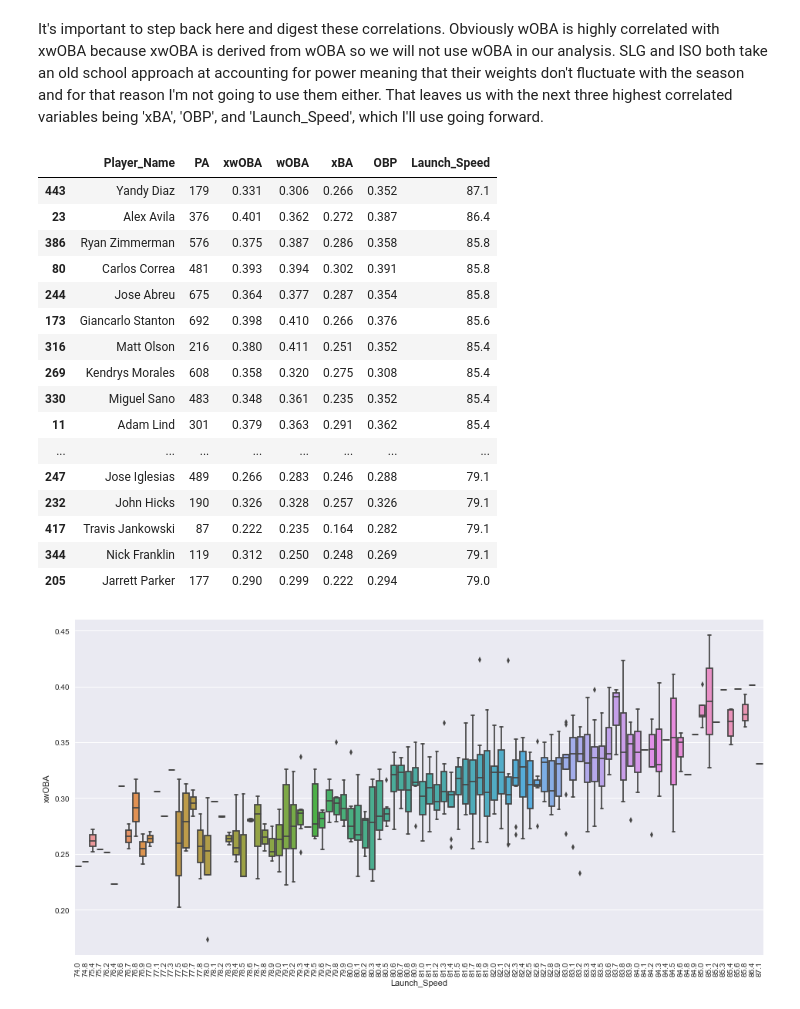
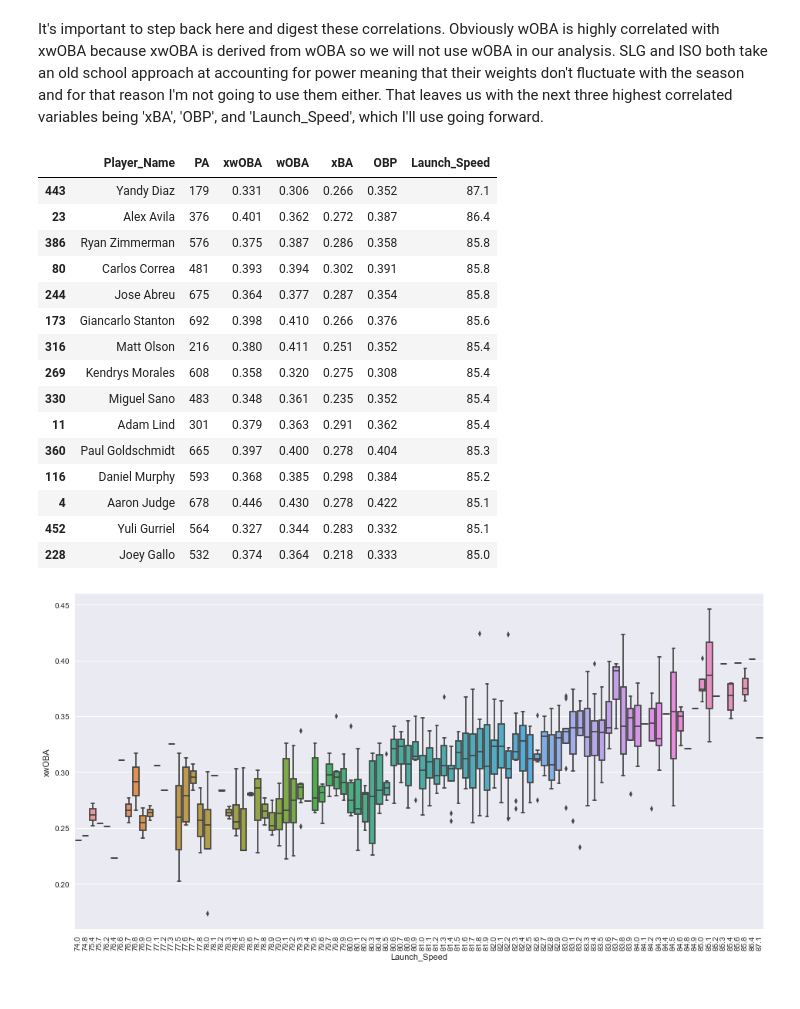
Before and after one commit to ayovito/FantasyBaseballProject, a Jupyter notebook: 2018 Fantasy Baseball Breakout Analysis - xwOBA.ipynb, the cells around one changed output. Drawn from its saved outputs; the diff is of its cells as text; code cells hidden in the pictures.

```diff
--- a/2018 Fantasy Baseball Breakout Analysis - xwOBA.ipynb
+++ b/2018 Fantasy Baseball Breakout Analysis - xwOBA.ipynb
@@ -207,26 +207,25 @@ rate_stats_2015 = merged_2015.filter(['Player_Name', 'PA', 'xwOBA', 'wOBA', 'xBA
 rate_stats_2016 = merged_2016.filter(['Player_Name', 'PA', 'xwOBA', 'wOBA', 'xBA', 'OBP', 'Launch_Speed'], axis=1)
 rate_stats_2017 = merged_2017.filter(['Player_Name', 'PA', 'xwOBA', 'wOBA', 'xBA', 'OBP', 'Launch_Speed'], axis=1)
 # %%
-# let's start with Launch_Speed - Correa, Abreu, Stanton, are familiar whereas Diaz Avila, Olson are not, let's keep digging
-rate_stats_2017.sort_values(by='Launch_Speed', ascending=False)
+# let's start with the top 15 in Launch_Speed - Correa, Abreu, Stanton, are familiar whereas Diaz Avila, Olson are not
+rate_stats_2017.sort_values(by='Launch_Speed', ascending=False).head(15)
 # %% [output]
 |  | Player_Name | PA | xwOBA | wOBA | xBA | OBP | Launch_Speed |
 | 443 | Yandy Diaz | 179 | 0.331 | 0.306 | 0.266 | 0.352 | 87.1 |
 | 23 | Alex Avila | 376 | 0.401 | 0.362 | 0.272 | 0.387 | 86.4 |
 | 386 | Ryan Zimmerman | 576 | 0.375 | 0.387 | 0.286 | 0.358 | 85.8 |
 | 80 | Carlos Correa | 481 | 0.393 | 0.394 | 0.302 | 0.391 | 85.8 |
 | 244 | Jose Abreu | 675 | 0.364 | 0.377 | 0.287 | 0.354 | 85.8 |
 | 173 | Giancarlo Stanton | 692 | 0.398 | 0.410 | 0.266 | 0.376 | 85.6 |
 | 316 | Matt Olson | 216 | 0.380 | 0.411 | 0.251 | 0.352 | 85.4 |
 | 269 | Kendrys Morales | 608 | 0.358 | 0.320 | 0.275 | 0.308 | 85.4 |
 | 330 | Miguel Sano | 483 | 0.348 | 0.361 | 0.235 | 0.352 | 85.4 |
 | 11 | Adam Lind | 301 | 0.379 | 0.363 | 0.291 | 0.362 | 85.4 |
-| ... | ... | ... | ... | ... | ... | ... | ... |
-| 247 | Jose Iglesias | 489 | 0.266 | 0.283 | 0.246 | 0.288 | 79.1 |
-| 232 | John Hicks | 190 | 0.326 | 0.328 | 0.257 | 0.326 | 79.1 |
-| 417 | Travis Jankowski | 87 | 0.222 | 0.235 | 0.164 | 0.282 | 79.1 |
-| 344 | Nick Franklin | 119 | 0.312 | 0.250 | 0.248 | 0.269 | 79.1 |
-| 205 | Jarrett Parker | 177 | 0.290 | 0.299 | 0.222 | 0.294 | 79.0 |
+| 360 | Paul Goldschmidt | 665 | 0.397 | 0.400 | 0.278 | 0.404 | 85.3 |
+| 116 | Daniel Murphy | 593 | 0.368 | 0.385 | 0.298 | 0.384 | 85.2 |
+| 4 | Aaron Judge | 678 | 0.446 | 0.430 | 0.278 | 0.422 | 85.1 |
+| 452 | Yuli Gurriel | 564 | 0.327 | 0.344 | 0.283 | 0.332 | 85.1 |
+| 228 | Joey Gallo | 532 | 0.374 | 0.364 | 0.218 | 0.333 | 85.0 |
 # %%
 # obviously hitting the ball harder gives a greater chance for success but here it is visually
 plt.figure(figsize = (16,8))
```
